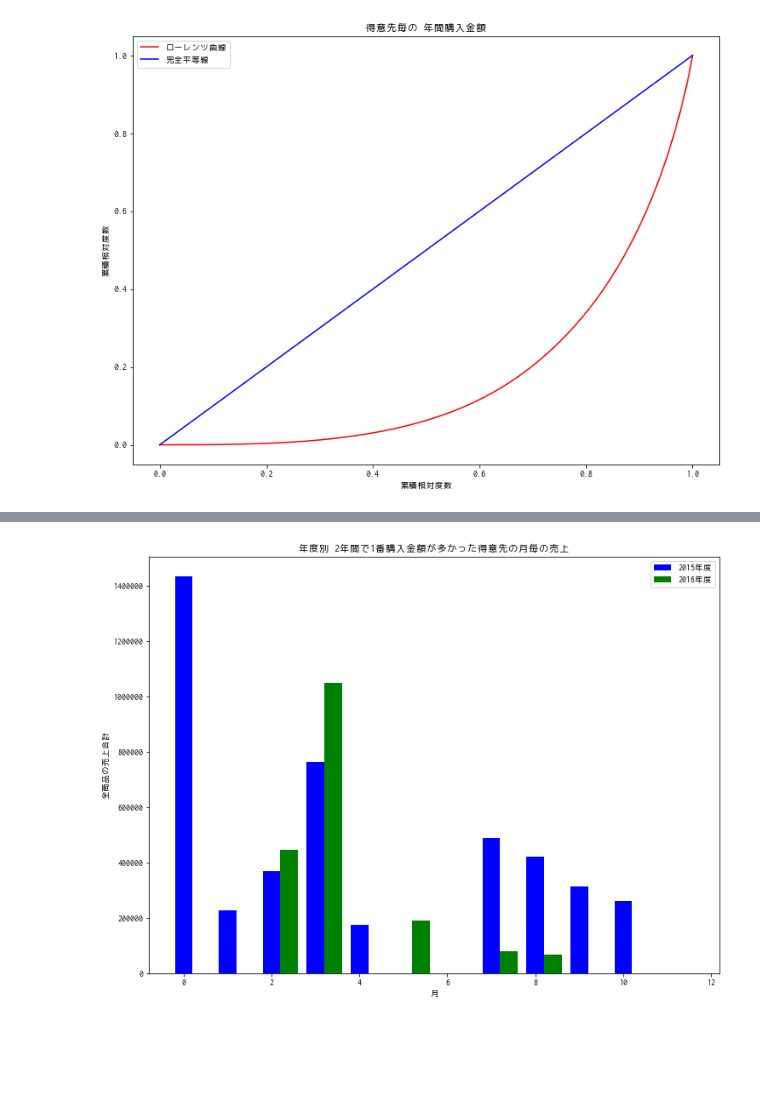
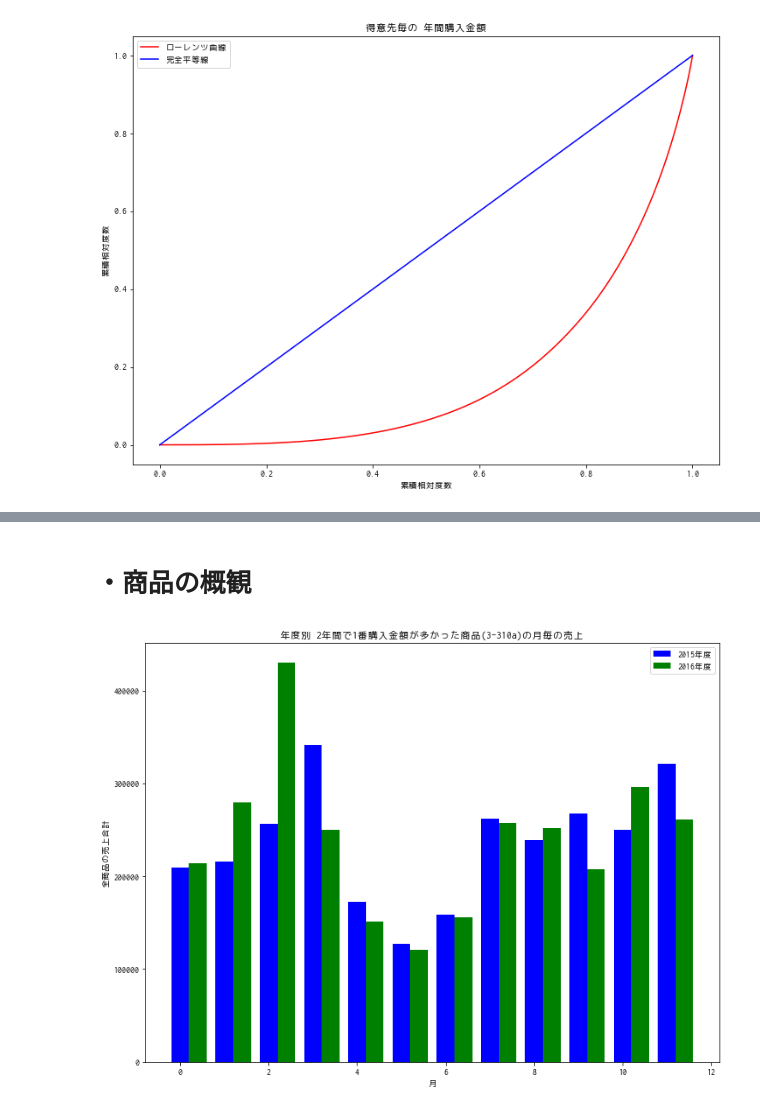
Before and after one commit to a0082273/demand_forecast, a Jupyter notebook: EDA.ipynb, the cells around one changed output, grey strips where cells are left out. Drawn from its saved outputs; the diff is of its cells as text; code cells hidden in the pictures; blank space fills up the shorter version.

```diff
--- a/EDA.ipynb
+++ b/EDA.ipynb
@@ -752,15 +66,0 @@ sheet2.loc[sheet2['月'] == 3, '年度'] -= 1
-# %%
-for i in range(len(sheet2)):
-    sheet2.loc[i, '月'] = str(sheet2.loc[i, '売上日'])[4:6]
-# %%
-for i in range(len(sheet2)):
-    sheet2.loc[i, '週'] = datetime.datetime.strptime(str(sheet2.loc[i, '売上日']), "%Y%m%d").isocalendar()[1]
-# %%
-for i in range(len(sheet2)):
-    sheet2.loc[i, '曜日'] = datetime.datetime.strptime(str(sheet2.loc[i, '売上日']), "%Y%m%d").isocalendar()[2]
-# %%
-for i in range(len(sheet2)):
-    if sheet2.loc[i, '年度'] == 2015:
-        sheet2.loc[i, '日'] = (datetime.datetime.strptime(str(sheet2.loc[i, '売上日']), "%Y%m%d") - datetime.datetime(2015, 4, 1)).days + 1
-    elif sheet2.loc[i, '年度'] == 2016:
-        sheet2.loc[i, '日'] = (datetime.datetime.strptime(str(sheet2.loc[i, '売上日']), "%Y%m%d") - datetime.datetime(2016, 4, 1)).days + 1
@@ -1298,3 +362,5 @@ plt.show()
+# %% [markdown]
+# ・商品の概観
 # %%
 tokuisaki = []
 
@@ -1310,21 +376,21 @@ for day in sheet2.query("年度 == 2016 and 得意先コード == '1057c'").grou
 # %%
 w = 0.4
 Y1 = tokuisaki[0]
 Y2 = tokuisaki[1]
 X = np.arange(len(Y1))
 
 plt.figure(figsize=(12, 9))
 plt.bar(X, Y1, color='b', width=w, label='2015年度', align="center")
 plt.bar(X + w, Y2, color='g', width=w, label='2016年度', align="center")
 plt.legend(loc="best")
-plt.title('年度別 2年間で1番購入金額が多かった得意先の月毎の売上')
+plt.title('年度別 2年間で1番購入金額が多かった商品(3-310a)の月毎の売上')
 plt.xlabel('月')
 plt.ylabel('全商品の売上合計')
 
-plt.savefig('uriage_tokuisaki1_month', dpi=200)
+#plt.savefig('uriage_shouhin1_month', dpi=200)
 plt.show()
 # %% [output]
-[figure, old version]
+[figure, new version]
 # %%
 tokuisaki = []
 
```
Also changed, not shown: parts of 176 cells of this notebook, 2 other files.
